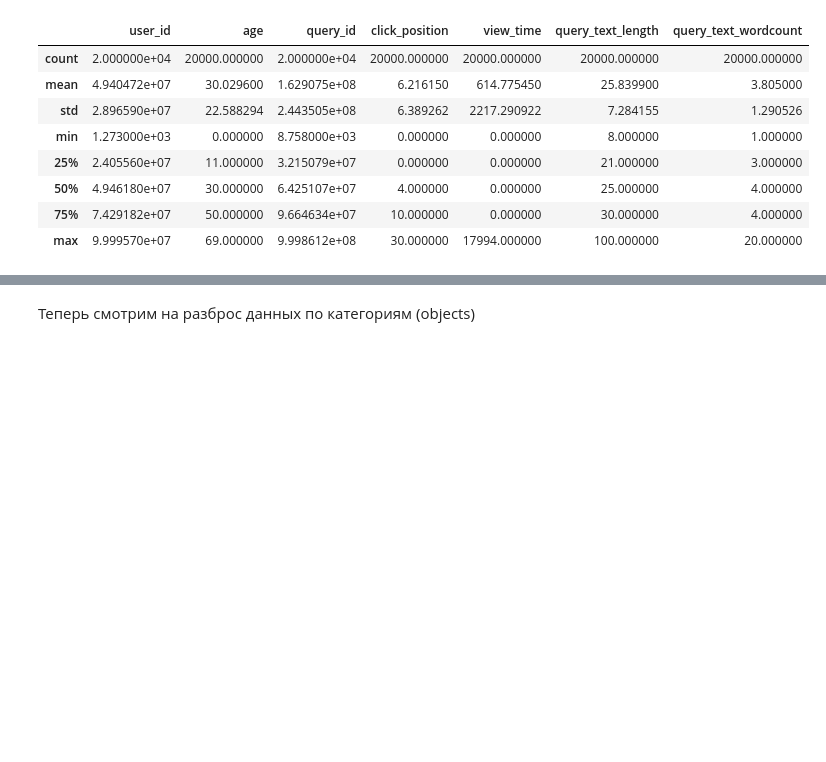
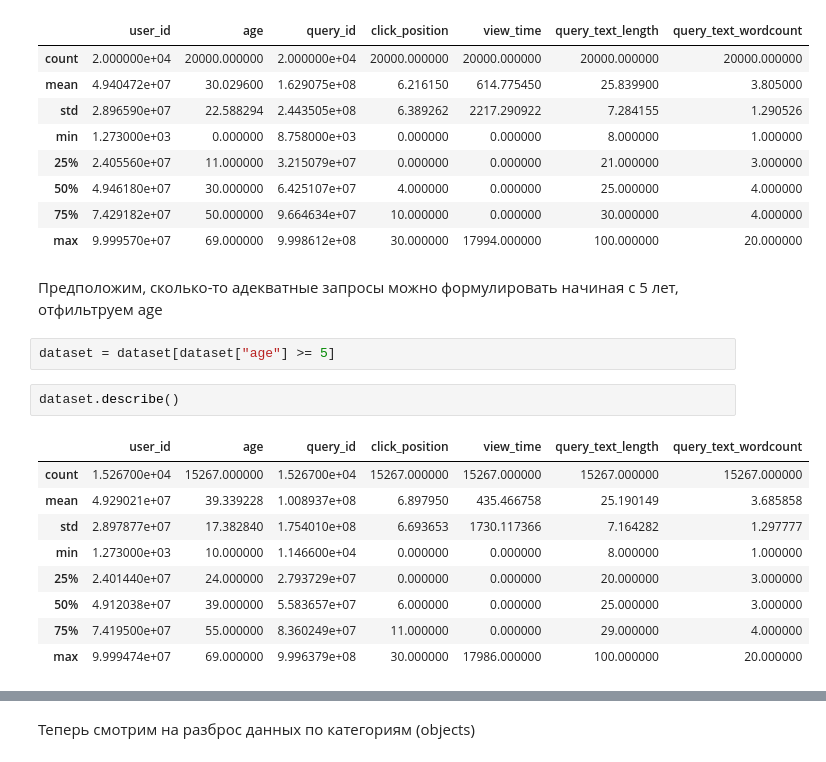
Before and after one commit to jian-shi1/vk-product-analyst-intern-test-task, a Jupyter notebook: task3_vitalii_antipovich.ipynb, the cells around one changed output, grey strips where cells are left out. Saved outputs shown, nothing was run; the diff lists cells and outputs as text; blank space fills up the shorter version.

```diff
--- a/task3_vitalii_antipovich.ipynb
+++ b/task3_vitalii_antipovich.ipynb
@@ -49,6 +49,22 @@ dataset.describe()
 | 50% | 4.946180e+07 | 30.000000 | 6.425107e+07 | 4.000000 | 0.000000 | 25.000000 | 4.000000 |
 | 75% | 7.429182e+07 | 50.000000 | 9.664634e+07 | 10.000000 | 0.000000 | 30.000000 | 4.000000 |
 | max | 9.999570e+07 | 69.000000 | 9.998612e+08 | 30.000000 | 17994.000000 | 100.000000 | 20.000000 |
+# %% [markdown]
+Предположим, сколько-то адекватные запросы можно формулировать начиная с 5 лет, отфильтруем age
+# %%
+dataset = dataset[dataset["age"] >= 5]
+# %%
+dataset.describe()
+# %% [output]
+|  | user_id | age | query_id | click_position | view_time | query_text_length | query_text_wordcount |
+| count | 1.526700e+04 | 15267.000000 | 1.526700e+04 | 15267.000000 | 15267.000000 | 15267.000000 | 15267.000000 |
+| mean | 4.929021e+07 | 39.339228 | 1.008937e+08 | 6.897950 | 435.466758 | 25.190149 | 3.685858 |
+| std | 2.897877e+07 | 17.382840 | 1.754010e+08 | 6.693653 | 1730.117366 | 7.164282 | 1.297777 |
+| min | 1.273000e+03 | 10.000000 | 1.146600e+04 | 0.000000 | 0.000000 | 8.000000 | 1.000000 |
+| 25% | 2.401440e+07 | 24.000000 | 2.793729e+07 | 0.000000 | 0.000000 | 20.000000 | 3.000000 |
+| 50% | 4.912038e+07 | 39.000000 | 5.583657e+07 | 6.000000 | 0.000000 | 25.000000 | 3.000000 |
+| 75% | 7.419500e+07 | 55.000000 | 8.360249e+07 | 11.000000 | 0.000000 | 29.000000 | 4.000000 |
+| max | 9.999474e+07 | 69.000000 | 9.996379e+08 | 30.000000 | 17986.000000 | 100.000000 | 20.000000 |
 # %%
 dataset.dtypes
 # %% [output]
```
Also changed, not shown: parts of 10 cells of this notebook.
